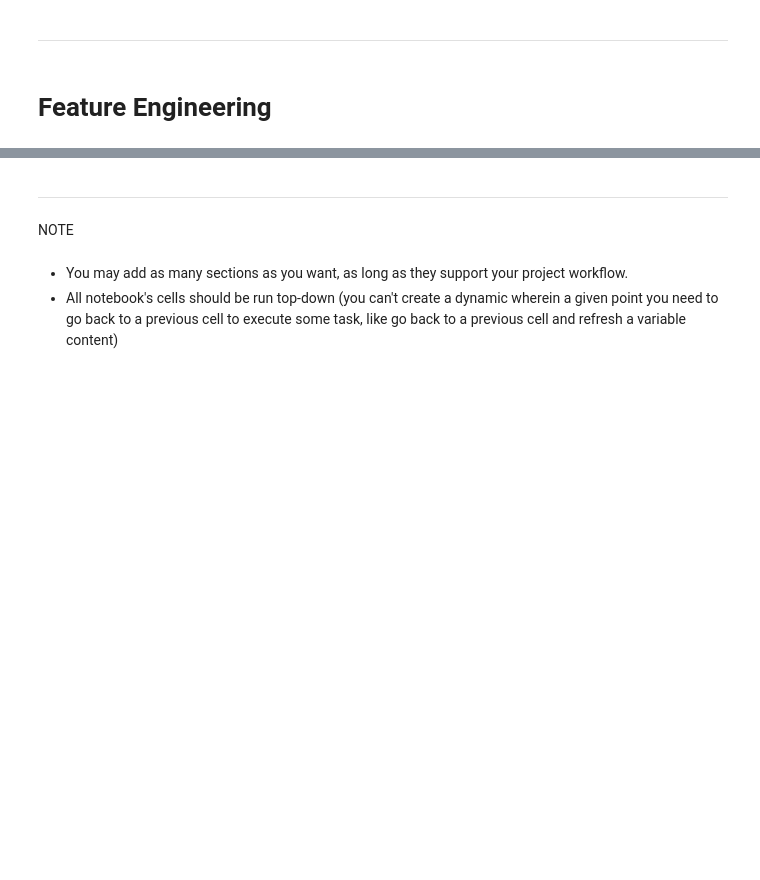
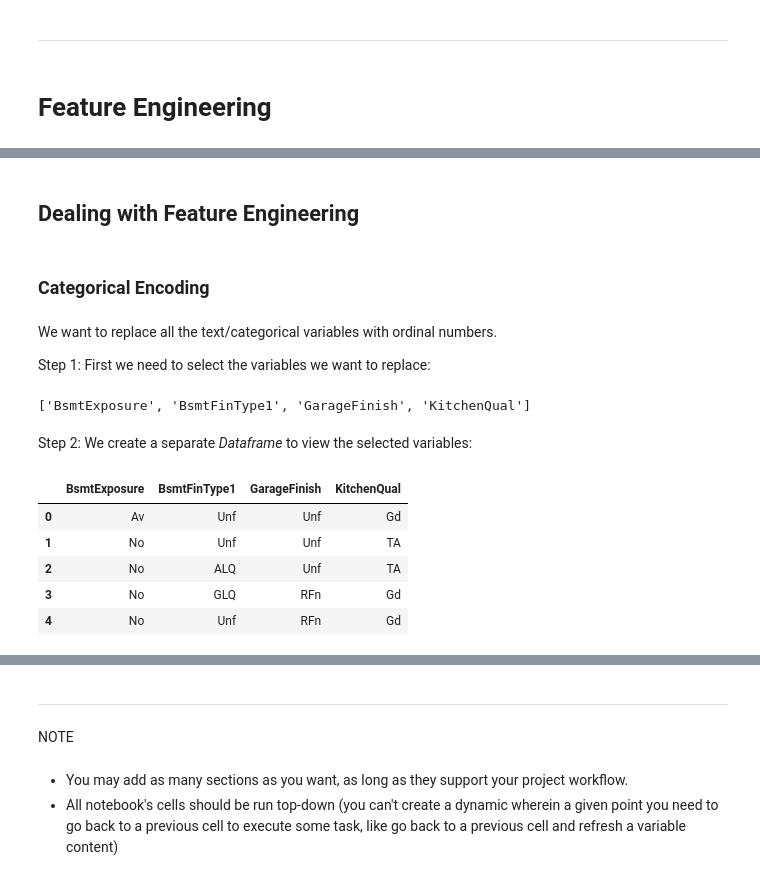
Before and after one commit to annacakes281/property-price-predictor, a Jupyter notebook: jupyter_notebooks/4-Feature_Engineering.ipynb, the cells around one changed output, grey strips where cells are left out. Cells and saved outputs as stored; diff of their text form; code cells hidden in the pictures; blank space fills up the shorter version.

Commit message:
categorcal encoding complete

```diff
--- a/jupyter_notebooks/4-Feature_Engineering.ipynb
+++ b/jupyter_notebooks/4-Feature_Engineering.ipynb
@@ -134,0 +375,25 @@ pandas_report.to_notebook_iframe()
+# %% [markdown]
+## Dealing with Feature Engineering
+# %% [markdown]
+### Categorical Encoding
+# %% [markdown]
+We want to replace all the text/categorical variables with ordinal numbers.
+
+Step 1: First we need to select the variables we want to replace:
+# %%
+categorical_vars = ['BsmtExposure', 'BsmtFinType1', 'GarageFinish', 'KitchenQual']
+categorical_vars
+# %% [output]
+['BsmtExposure', 'BsmtFinType1', 'GarageFinish', 'KitchenQual']
+# %% [markdown]
+Step 2: We create a separate *Dataframe* to view the selected variables:
+# %%
+categorical_engineering = TrainSet[categorical_vars].copy()
+categorical_engineering.head(5)
+# %% [output]
+|  | BsmtExposure | BsmtFinType1 | GarageFinish | KitchenQual |
+| 0 | Av | Unf | Unf | Gd |
+| 1 | No | Unf | Unf | TA |
+| 2 | No | ALQ | Unf | TA |
+| 3 | No | GLQ | RFn | Gd |
+| 4 | No | Unf | RFn | Gd |
```
Also changed, not shown: parts of 9 cells of this notebook.
